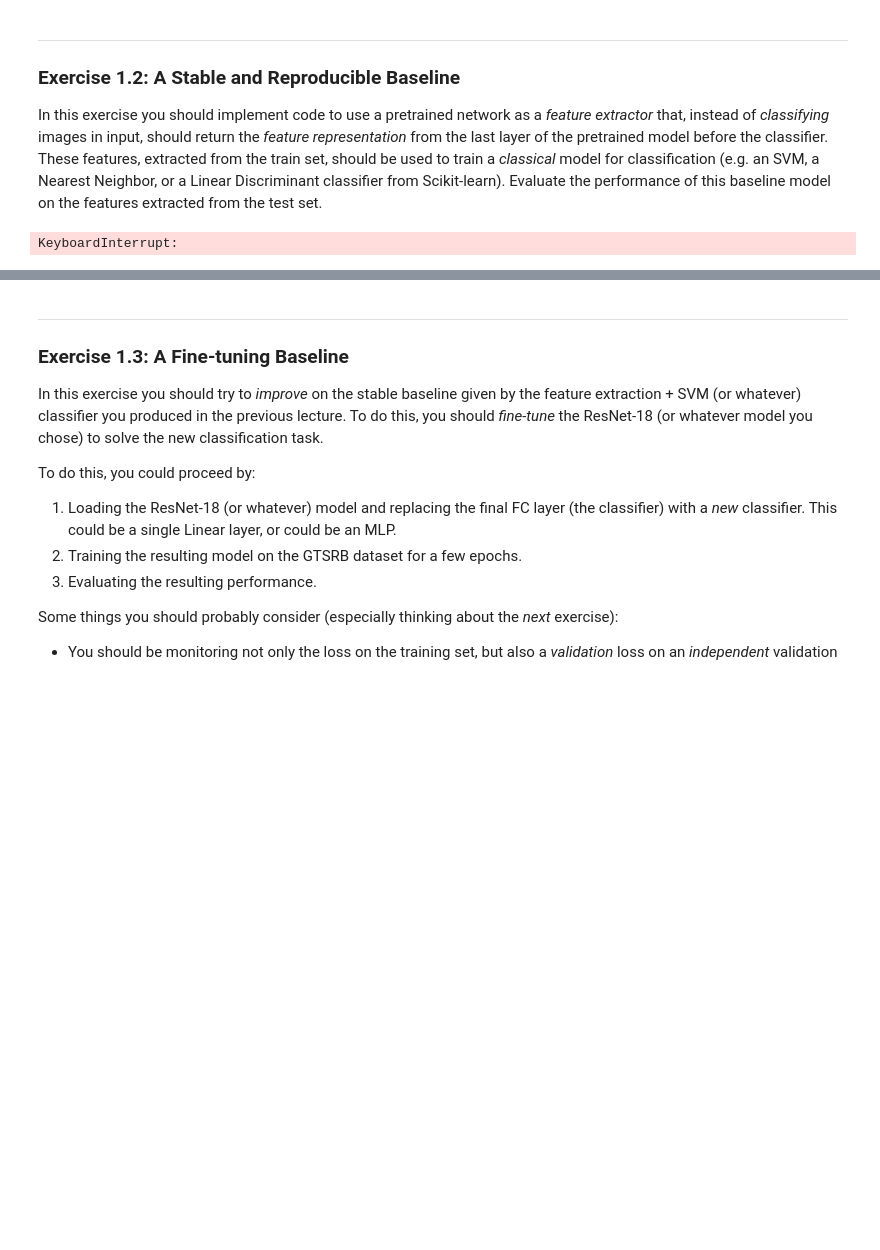
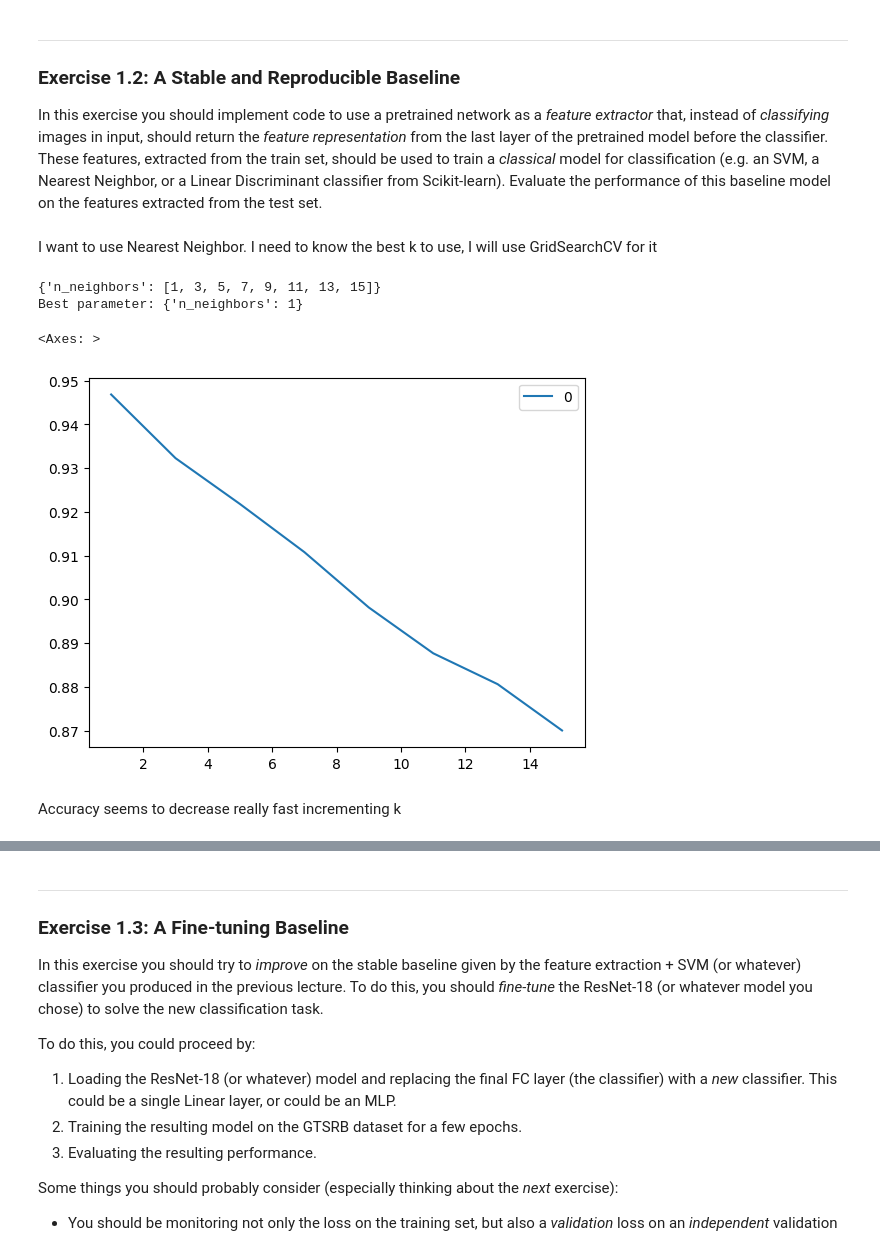
Before and after one commit to stefanomagnolfiunifi/DLA2026, a Jupyter notebook: first.ipynb, the cells around one changed output, grey strips where cells are left out. Saved outputs shown, nothing was run; the diff lists cells and outputs as text; code cells hidden in the pictures; blank space fills up the shorter version.

```diff
--- a/first.ipynb
+++ b/first.ipynb
@@ -167,6 +171,7 @@ In this exercise you should implement code to use a pretrained network as a *fea
 from torchvision.models import get_model
 from torch.utils.data import DataLoader
 import torch.nn as nn
+from tqdm.notebook import tqdm
 
 # Load ResNet18 and remove final layer to get feature vectors.
 model = get_model('resnet18', weights='DEFAULT')
@@ -179,6 +184,7 @@ train_loader = DataLoader(ds_train, batch_size=batch_size, shuffle=True)
 test_loader = DataLoader(ds_test, batch_size=batch_size, shuffle=False)
 
 
+
 # We have to extract features (calculated by the ResNet18) and labels to train and test the Nearest Neighbor classifier.
 
 def retrieve_features_and_labels(loader):
@@ -186,27 +192,41 @@ def retrieve_features_and_labels(loader):
     features = []
     labels = []
 
-    for images, cls in loader:
-
+    for images, cls in tqdm(loader):
+        images = images.to(device)
         with torch.no_grad():
             features.append(model(images))
         labels.append(cls)
 
-    features_matrix = torch.vstack(features)
-    labels_vector = torch.concat(labels)
+    features_matrix = torch.vstack(features).cpu()
+    labels_vector = torch.cat(labels)
 
     return features_matrix, labels_vector
 
+model.eval()
 train_features, train_labels = retrieve_features_and_labels(train_loader)
 test_features, test_labels = retrieve_features_and_labels(test_loader)
-# %% [output]
-KeyboardInterrupt:
+# %% [markdown]
+I want to use Nearest Neighbor. I need to know the best k to use, I will use GridSearchCV for it
 # %%
 from sklearn.neighbors import KNeighborsClassifier
-
+from sklearn.model_selection import GridSearchCV
 from sklearn.metrics import classification_report
 
-knn = KNeighborsClassifier(n_neighbors=10)
-knn.fit(train_features, train_labels)
-
-print(classification_report(knn.predict(test_features), test_labels))
+knn = KNeighborsClassifier()
+param_grid = {'n_neighbors': [i for i in range(1,16,2)]}
+print(param_grid)
+grid_search = GridSearchCV(knn, param_grid, cv=5)
+grid_search.fit(train_features, train_labels)
+print(f'Best parameter: {grid_search.best_params_}')
+# %% [output]
+{'n_neighbors': [1, 3, 5, 7, 9, 11, 13, 15]}
+Best parameter: {'n_neighbors': 1}
+# %%
+df_results = pd.DataFrame(grid_search.cv_results_['mean_test_score'], index=param_grid['n_neighbors'])
+df_results.plot()
+# %% [output]
+<Axes: >
+[figure, added]
+# %% [markdown]
+Accuracy seems to decrease really fast incrementing k
```
Also changed, not shown: parts of 19 cells of this notebook, 5 other files.
